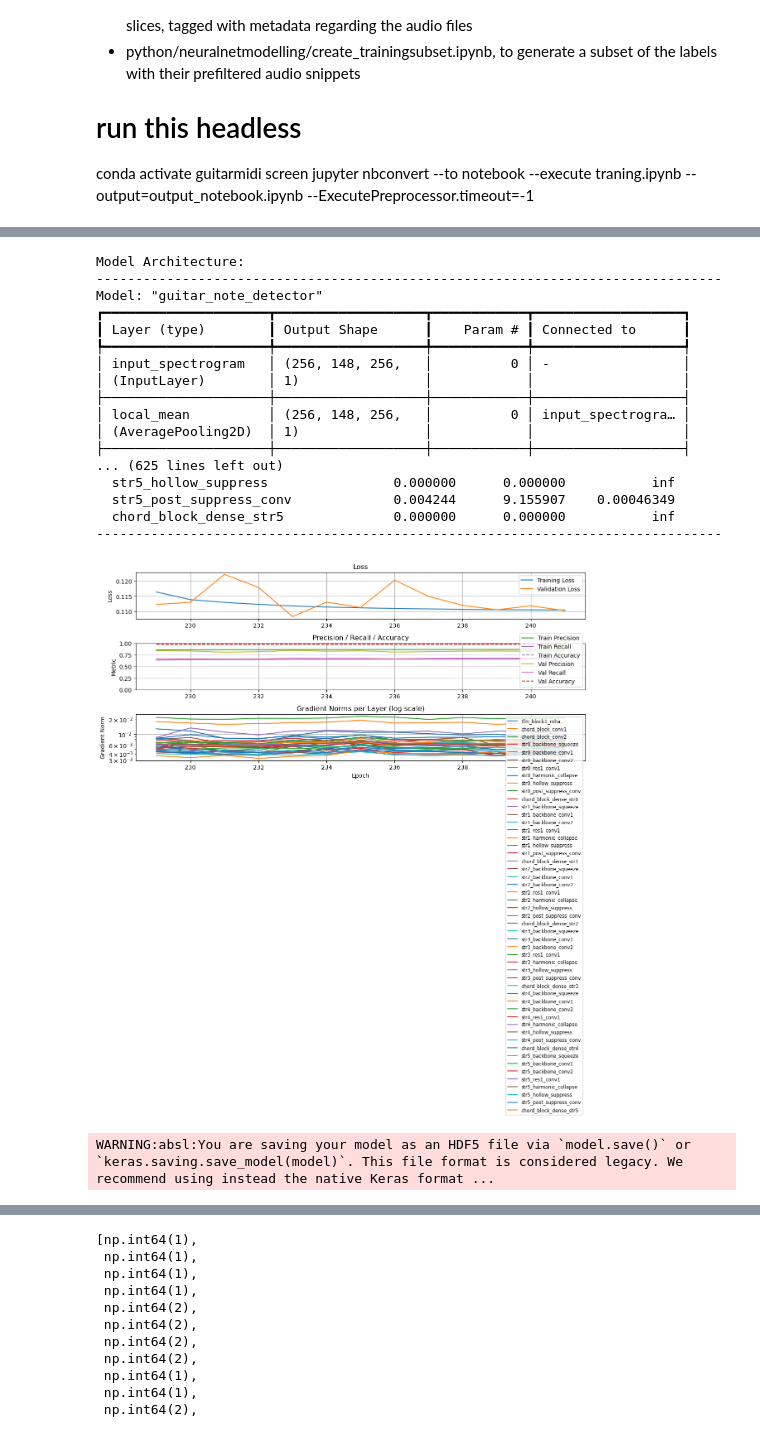
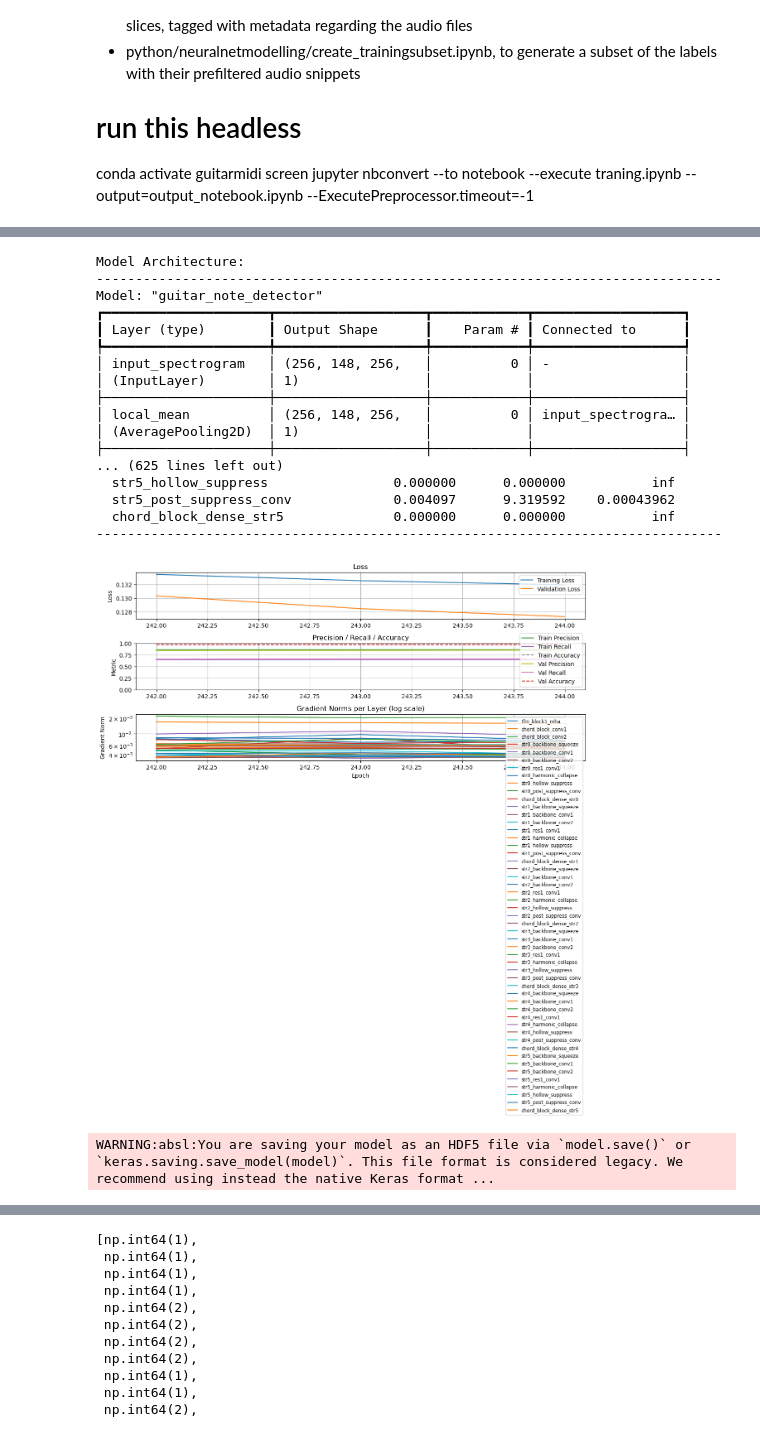
Before and after one commit to Tomtiger66/GuitarMidi-LV2, a Jupyter notebook: python/neuralnetmodelling/training-with-prefiltering-singletfrecord.ipynb, the cells around one changed output, grey strips where cells are left out. Cells and saved outputs as stored; diff of their text form; code cells hidden in the pictures.

```diff
--- a/python/neuralnetmodelling/training-with-prefiltering-singletfrecord.ipynb
+++ b/python/neuralnetmodelling/training-with-prefiltering-singletfrecord.ipynb
@@ -593,42 +593,42 @@ overfit_early_stopping_callback = OverfitEarlyStopping(patience=15, min_gap=0.01
 print("\n--- Starting CNN Model Training with Sample Weights ---")
 try:
     # load weights from training with 2M sampleset
-    #cnn_model.load_weights('/home/gerald/workspace/src/GuitarMidi-LV2/python/neuralnetmodelling/guitarmidi.weights.h5')
+    cnn_model.load_weights('/home/gerald/workspace/src/GuitarMidi-LV2/python/neuralnetmodelling/guitarmidi.weights.h5')
     #cnn_model.load_weights('/home/gerald/workspace/src/GuitarMidi-LV2/python/neuralnetmodelling/best-checkpoints/guitarmidi_epoch142_valAcc0.9514_valPrec0.6351_valRecall0.6325.h5',by_name=True, skip_mismatch=True)
-    cnn_model.load_weights('/home/gerald/workspace/src/GuitarMidi-LV2/python/neuralnetmodelling/checkpoints/guitarmidi_epoch228_valAcc0.9758_valPrec0.8156_valRecall0.6979.h5',by_name=True, skip_mismatch=True)
+    #cnn_model.load_weights('/home/gerald/workspace/src/GuitarMidi-LV2/python/neuralnetmodelling/checkpoints/guitarmidi_epoch228_valAcc0.9758_valPrec0.8156_valRecall0.6979.h5',by_name=True, skip_mismatch=True)
     # Keras expects (features, labels, sample_weights) when sample_weights are present
 
     history_cnn = cnn_model.fit(train_dataset,
-                                initial_epoch=228,#142,
+                                initial_epoch=241,#142,
                                 epochs=EPOCHS,
                                 # steps_per_epoch=STEPS_PER_EPOCH,
                                 # validation_steps=VALIDATION_STEPS,
                                 #batch_size=BATCH_SIZE, shuffle=False,
                                 validation_data=val_dataset,
                                 callbacks=[plot_callback, early_stopping_callback,checkpoint,reduce_lr,tensorboard_callback,overfit_early_stopping_callback])#,lr_scheduler_callback])
 
     cnn_model.save_weights('guitarmidi.weights.h5')
     print("Model weights saved successfully!")
 
 except Exception as e:
     print(f"An error occurred during training: {e}")
 # %% [output]
 Model Architecture:
 --------------------------------------------------------------------------------
 Model: "guitar_note_detector"
 ┏━━━━━━━━━━━━━━━━━━━━━┳━━━━━━━━━━━━━━━━━━━┳━━━━━━━━━━━━┳━━━━━━━━━━━━━━━━━━━┓
 ┃ Layer (type)        ┃ Output Shape      ┃    Param # ┃ Connected to      ┃
 ┡━━━━━━━━━━━━━━━━━━━━━╇━━━━━━━━━━━━━━━━━━━╇━━━━━━━━━━━━╇━━━━━━━━━━━━━━━━━━━┩
 │ input_spectrogram   │ (256, 148, 256,   │          0 │ -                 │
 │ (InputLayer)        │ 1)                │            │                   │
 ├─────────────────────┼───────────────────┼────────────┼───────────────────┤
 │ local_mean          │ (256, 148, 256,   │          0 │ input_spectrogra… │
 │ (AveragePooling2D)  │ 1)                │            │                   │
 ├─────────────────────┼───────────────────┼────────────┼───────────────────┤
 ... (625 lines left out)
   str5_hollow_suppress                0.000000      0.000000           inf
-  str5_post_suppress_conv             0.004244      9.155907    0.00046349
+  str5_post_suppress_conv             0.004097      9.319592    0.00043962
   chord_block_dense_str5              0.000000      0.000000           inf
 --------------------------------------------------------------------------------
-[figure, old version]
+[figure, new version]
 WARNING:absl:You are saving your model as an HDF5 file via `model.save()` or `keras.saving.save_model(model)`. This file format is considered legacy. We recommend using instead the native Keras format ...
```
Also changed, not shown: parts of 2 cells of this notebook, 4 other files.
